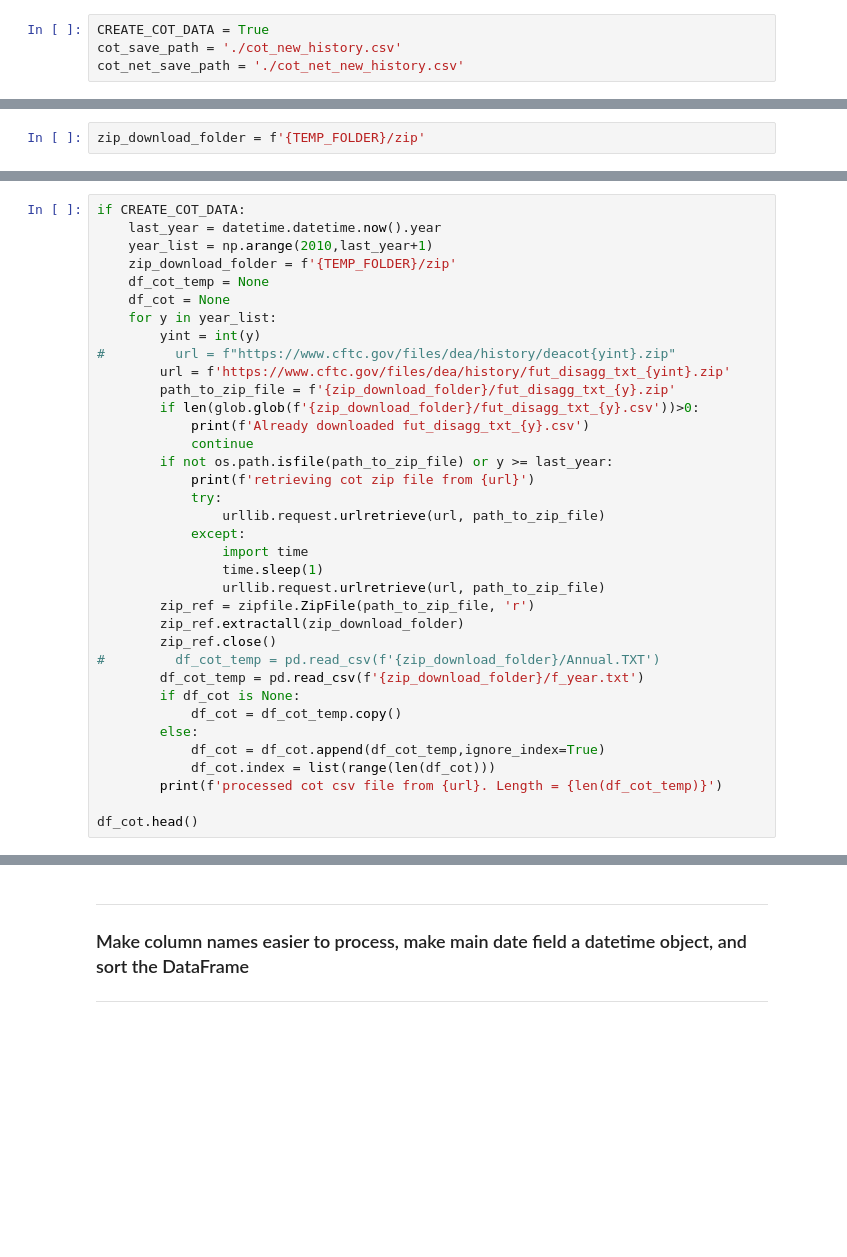
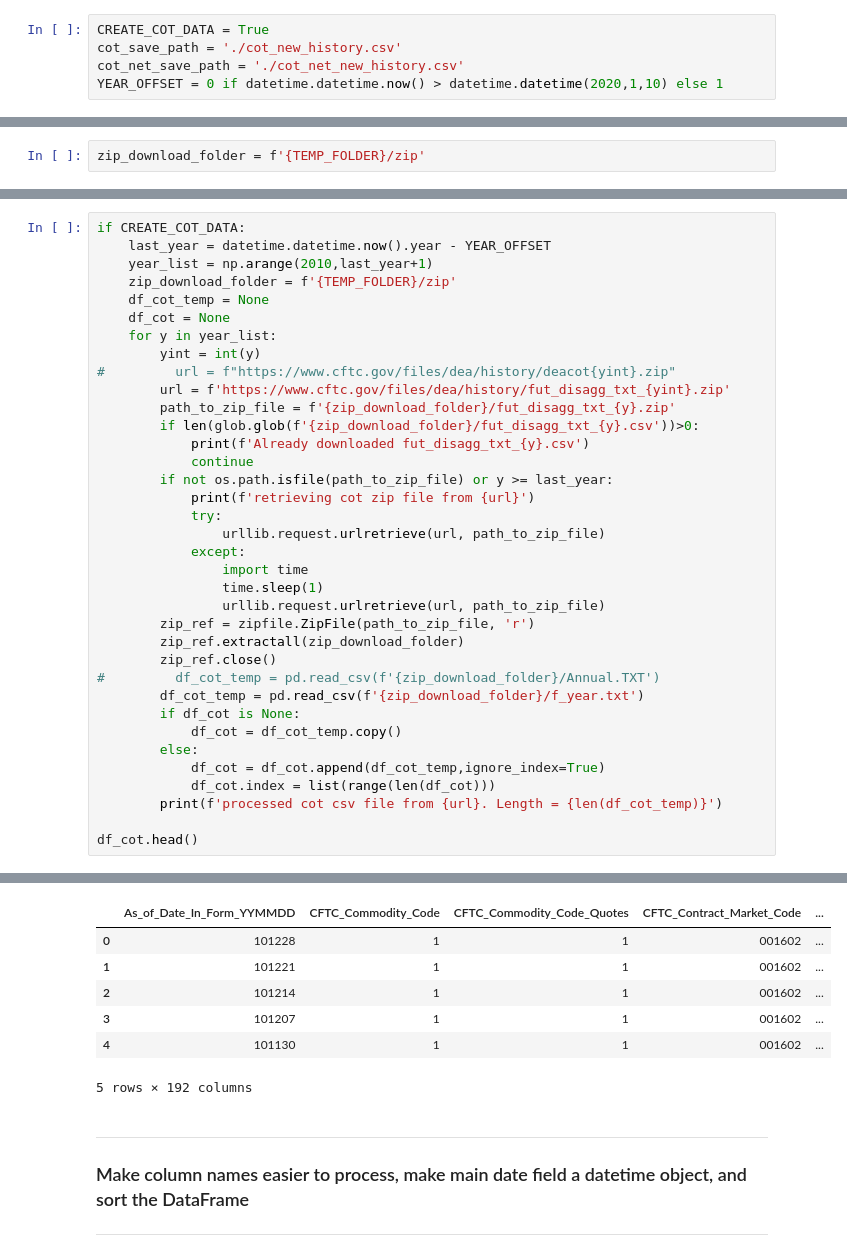
Before and after one commit to bgithub1/cme_open_interest, a Jupyter notebook: build_cot_data_new.ipynb, the cells around one changed output, grey strips where cells are left out. Cells and saved outputs as stored; diff of their text form; blank space fills up the shorter version.

```diff
--- a/build_cot_data_new.ipynb
+++ b/build_cot_data_new.ipynb
@@ -45,3 +48,4 @@ ___
 CREATE_COT_DATA = True
 cot_save_path = './cot_new_history.csv'
 cot_net_save_path = './cot_net_new_history.csv'
+YEAR_OFFSET = 0 if datetime.datetime.now() > datetime.datetime(2020,1,10) else 1
@@ -93,6 +140,6 @@ if CREATE_COT_DATA:
 # %%
 if CREATE_COT_DATA:
-    last_year = datetime.datetime.now().year
+    last_year = datetime.datetime.now().year - YEAR_OFFSET
     year_list = np.arange(2010,last_year+1)
     zip_download_folder = f'{TEMP_FOLDER}/zip'
     df_cot_temp = None
@@ -126,3 +173,4 @@ if CREATE_COT_DATA:
         print(f'processed cot csv file from {url}. Length = {len(df_cot_temp)}')
 
 df_cot.head()
+# %% [output]
@@ -129,3 +188,10 @@ df_cot.head()
+|  | As_of_Date_In_Form_YYMMDD | CFTC_Commodity_Code | CFTC_Commodity_Code_Quotes | CFTC_Contract_Market_Code | ... |
+| 0 | 101228 | 1 | 1 | 001602 | ... |
+| 1 | 101221 | 1 | 1 | 001602 | ... |
+| 2 | 101214 | 1 | 1 | 001602 | ... |
+| 3 | 101207 | 1 | 1 | 001602 | ... |
+| 4 | 101130 | 1 | 1 | 001602 | ... |
+5 rows × 192 columns
 # %% [markdown]
 ___
 ### Make column names easier to process, make main date field a datetime object, and sort the DataFrame
```
Also changed, not shown: parts of 25 cells of this notebook, 14 other files.
